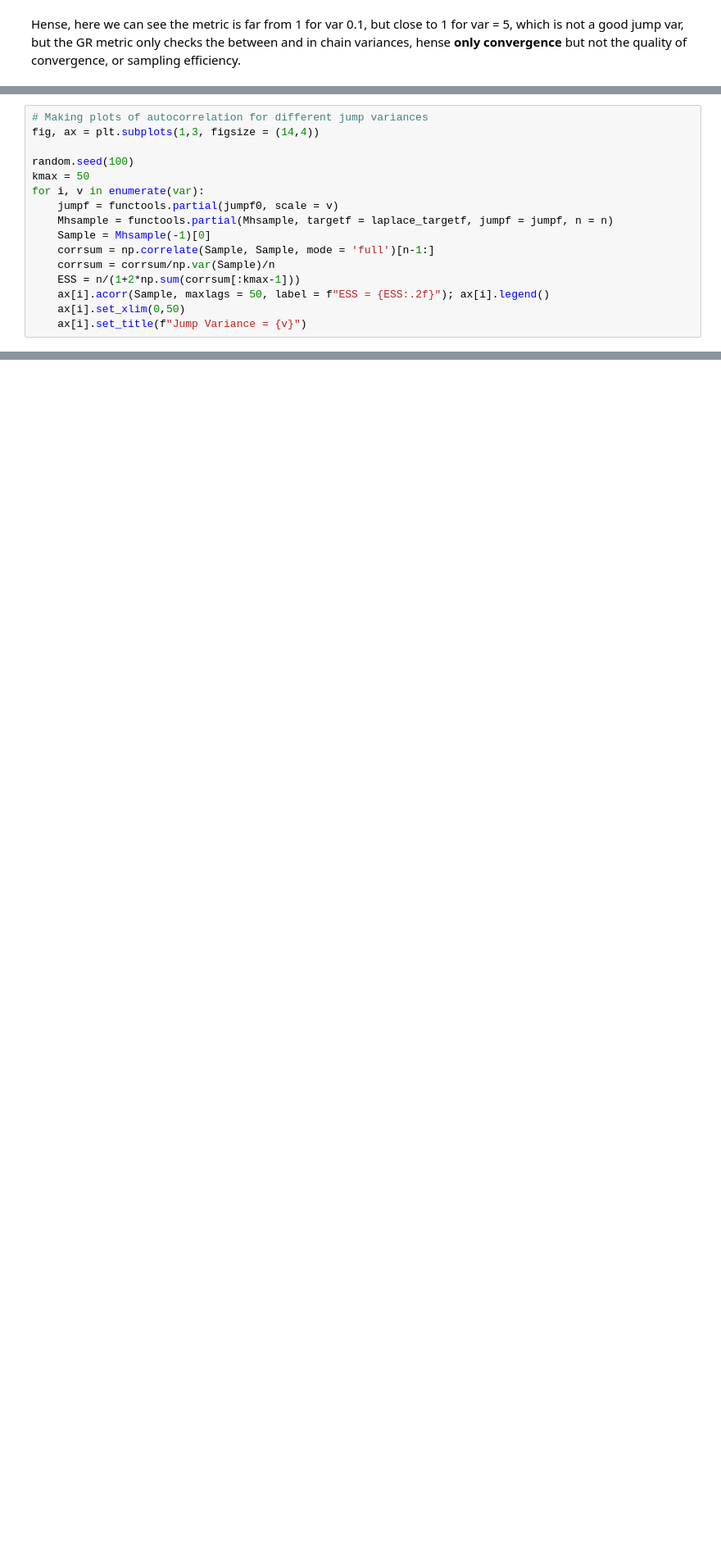
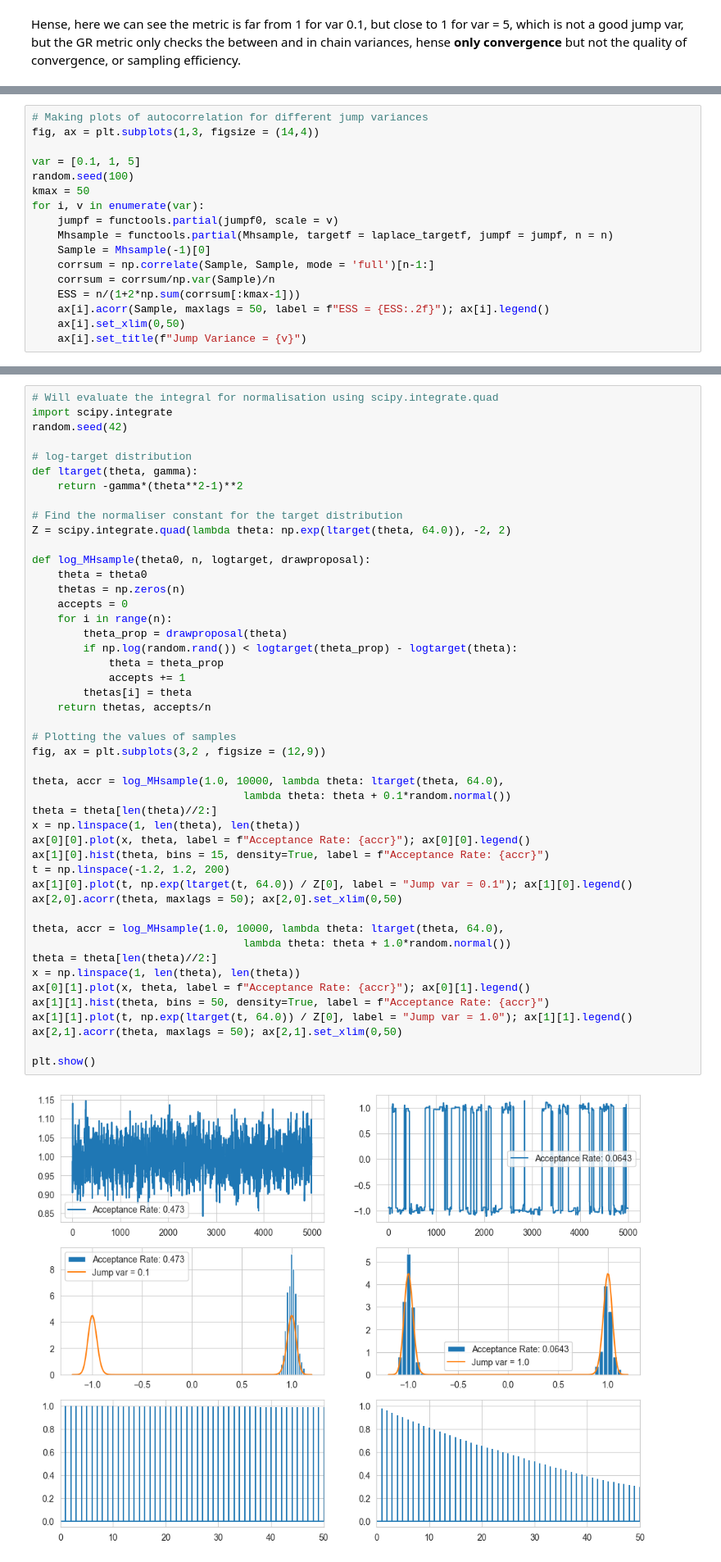
Before and after one commit to Gaurav17Joshi/CompStats, a Jupyter notebook: _build/html/_sources/notebooks/Simulation_Based_Inference/Metropolis_Hastings.ipynb, the cells around one changed output, grey strips where cells are left out. Shown: that part at 82% size. Cells and saved outputs as stored; diff of their text form; blank space fills up the shorter version.

```diff
--- a/_build/html/_sources/notebooks/Simulation_Based_Inference/Metropolis_Hastings.ipynb
+++ b/_build/html/_sources/notebooks/Simulation_Based_Inference/Metropolis_Hastings.ipynb
@@ -178,6 +178,7 @@ $$
 # Making plots of autocorrelation for different jump variances
 fig, ax = plt.subplots(1,3, figsize = (14,4))
 
+var = [0.1, 1, 5]
 random.seed(100)
 kmax = 50
 for i, v in enumerate(var):
@@ -210,0 +246,49 @@ One clever way to sample Multimodal distributions is **Parallel Tempering**
+# %%
+# Will evaluate the integral for normalisation using scipy.integrate.quad
+import scipy.integrate
+random.seed(42)
+
+# log-target distribution
+def ltarget(theta, gamma):
+    return -gamma*(theta**2-1)**2
+
+# Find the normaliser constant for the target distribution
+Z = scipy.integrate.quad(lambda theta: np.exp(ltarget(theta, 64.0)), -2, 2)
+
+def log_MHsample(theta0, n, logtarget, drawproposal):
+    theta = theta0
+    thetas = np.zeros(n)
+    accepts = 0
+    for i in range(n):
+        theta_prop = drawproposal(theta)
+        if np.log(random.rand()) < logtarget(theta_prop) - logtarget(theta):
+            theta = theta_prop
+            accepts += 1
+        thetas[i] = theta
+    return thetas, accepts/n
+
+# Plotting the values of samples
+fig, ax = plt.subplots(3,2 , figsize = (12,9))
+
+theta, accr = log_MHsample(1.0, 10000, lambda theta: ltarget(theta, 64.0),
+                                 lambda theta: theta + 0.1*random.normal())
+theta = theta[len(theta)//2:]
+x = np.linspace(1, len(theta), len(theta))
+ax[0][0].plot(x, theta, label = f"Acceptance Rate: {accr}"); ax[0][0].legend()
+ax[1][0].hist(theta, bins = 15, density=True, label = f"Acceptance Rate: {accr}")
+t = np.linspace(-1.2, 1.2, 200)
+ax[1][0].plot(t, np.exp(ltarget(t, 64.0)) / Z[0], label = "Jump var = 0.1"); ax[1][0].legend()
+ax[2,0].acorr(theta, maxlags = 50); ax[2,0].set_xlim(0,50)
+
+theta, accr = log_MHsample(1.0, 10000, lambda theta: ltarget(theta, 64.0),
+                                 lambda theta: theta + 1.0*random.normal())
+theta = theta[len(theta)//2:]
+x = np.linspace(1, len(theta), len(theta))
+ax[0][1].plot(x, theta, label = f"Acceptance Rate: {accr}"); ax[0][1].legend()
+ax[1][1].hist(theta, bins = 50, density=True, label = f"Acceptance Rate: {accr}")
+ax[1][1].plot(t, np.exp(ltarget(t, 64.0)) / Z[0], label = "Jump var = 1.0"); ax[1][1].legend()
+ax[2,1].acorr(theta, maxlags = 50); ax[2,1].set_xlim(0,50)
+
+plt.show()
+# %% [output]
+[figure, added]
```
Also changed, not shown: parts of 9 cells of this notebook, 35 other files.
